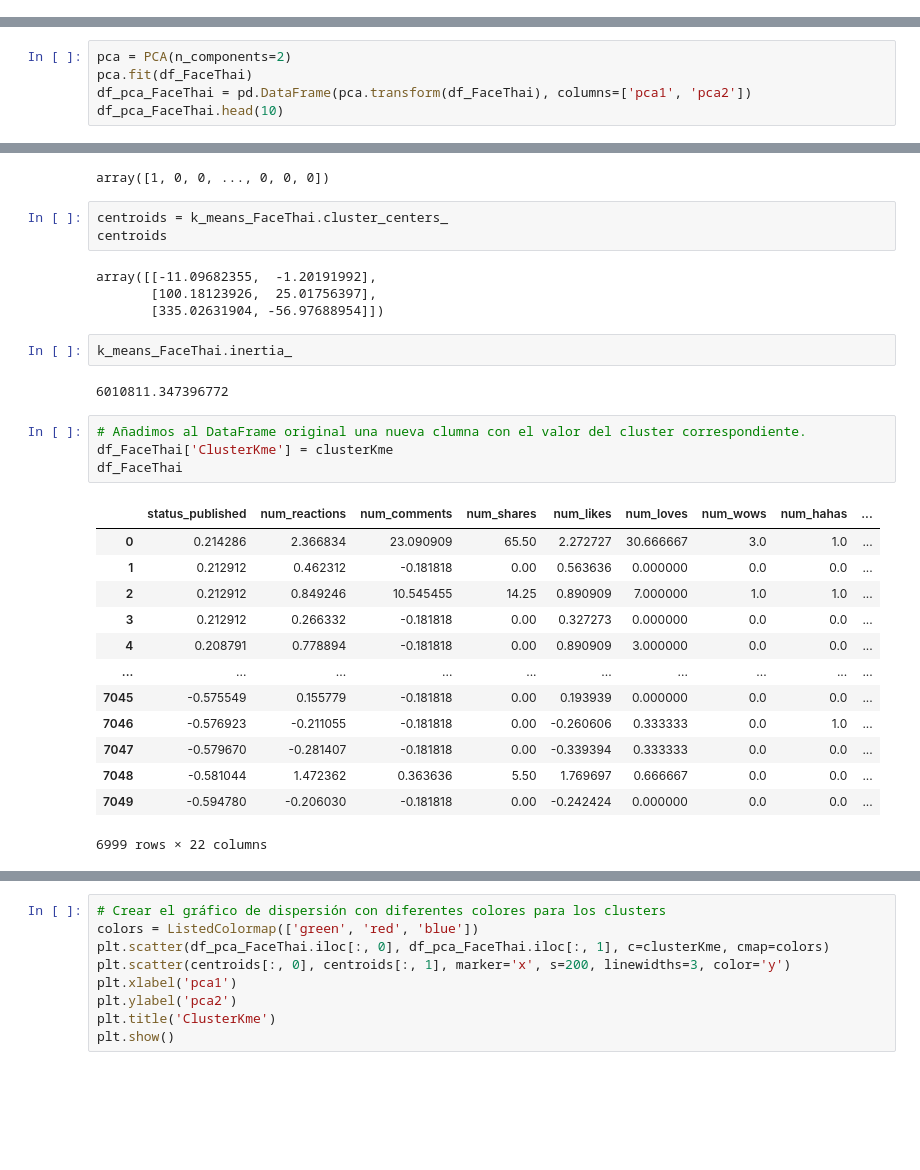
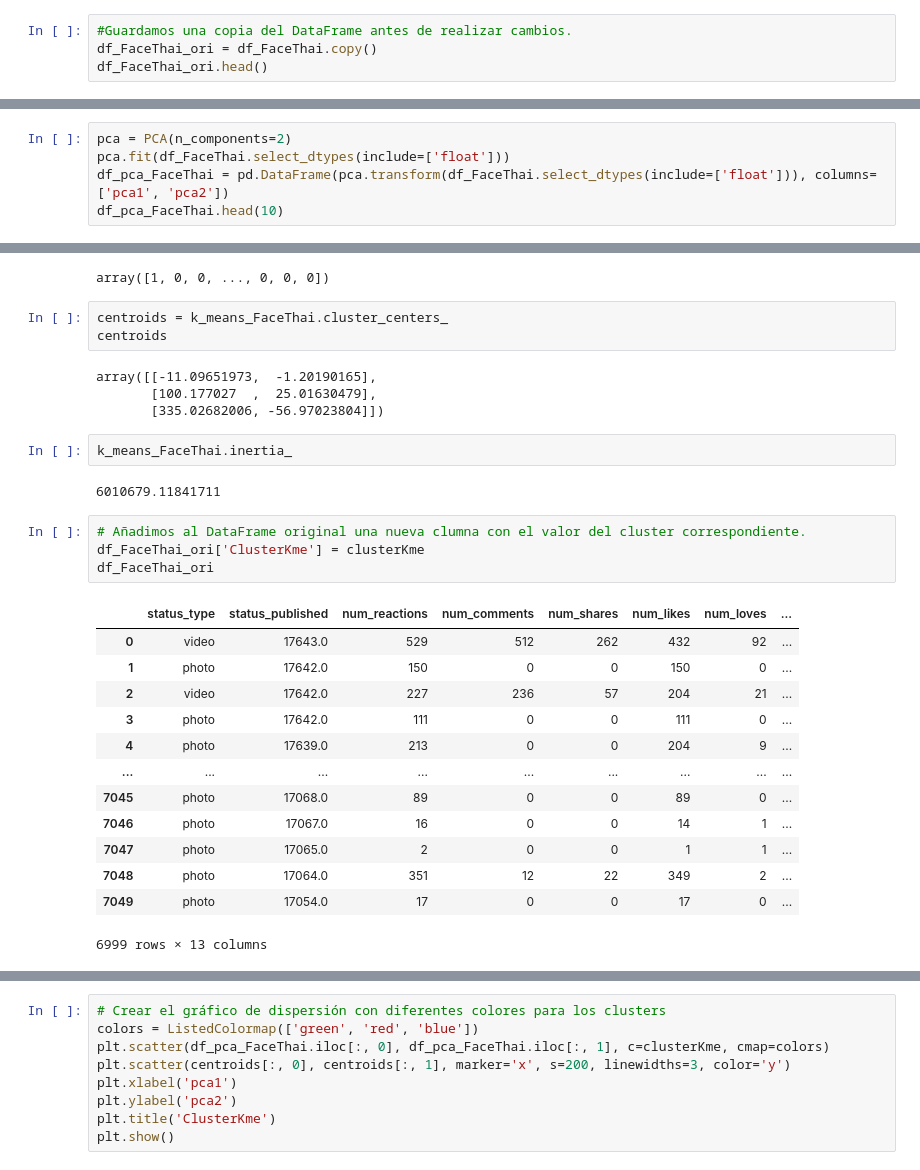
Before and after one commit to hbleda/ML_unsupervised, a Jupyter notebook: Tasca_M8_T01.ipynb, the cells around one changed output, grey strips where cells are left out. Drawn from its saved outputs; the diff is of its cells as text; blank space fills up the shorter version.

Commit message:
third commit. Se eliminan categóricas del análisis PCA y se relaciona resultados clusters con atributos originales

```diff
--- a/Tasca_M8_T01.ipynb
+++ b/Tasca_M8_T01.ipynb
@@ -283,3 +282,7 @@ df_FaceThai.head()
 | 2 | video | 17642.0 | 227 | 236 | 57 | 204 | 21 | ... |
 | 3 | photo | 17642.0 | 111 | 0 | 0 | 111 | 0 | ... |
 | 4 | photo | 17639.0 | 213 | 0 | 0 | 204 | 9 | ... |
+# %%
+#Guardamos una copia del DataFrame antes de realizar cambios.
+df_FaceThai_ori = df_FaceThai.copy()
+df_FaceThai_ori.head()
@@ -502,8 +513,8 @@ Esto implica que se están eligiendo suficientes componentes principales para re
 </div>
 # %%
 pca = PCA(n_components=2)
-pca.fit(df_FaceThai)
-df_pca_FaceThai = pd.DataFrame(pca.transform(df_FaceThai), columns=['pca1', 'pca2'])
+pca.fit(df_FaceThai.select_dtypes(include=['float']))
+df_pca_FaceThai = pd.DataFrame(pca.transform(df_FaceThai.select_dtypes(include=['float'])), columns=['pca1', 'pca2'])
 df_pca_FaceThai.head(10)
 # %% [output]
 |  | pca1 | pca2 |
@@ -575,29 +586,29 @@ array([1, 0, 0, ..., 0, 0, 0])
 centroids = k_means_FaceThai.cluster_centers_
 centroids
 # %% [output]
-array([[-11.09682355,  -1.20191992],
-       [100.18123926,  25.01756397],
-       [335.02631904, -56.97688954]])
+array([[-11.09651973,  -1.20190165],
+       [100.177027  ,  25.01630479],
+       [335.02682006, -56.97023804]])
 # %%
 k_means_FaceThai.inertia_
 # %% [output]
-6010811.347396772
+6010679.11841711
 # %%
 # Añadimos al DataFrame original una nueva clumna con el valor del cluster correspondiente.
-df_FaceThai['ClusterKme'] = clusterKme
-df_FaceThai
+df_FaceThai_ori['ClusterKme'] = clusterKme
+df_FaceThai_ori
 # %% [output]
-|  | status_published | num_reactions | num_comments | num_shares | num_likes | num_loves | num_wows | num_hahas | ... |
-| 0 | 0.214286 | 2.366834 | 23.090909 | 65.50 | 2.272727 | 30.666667 | 3.0 | 1.0 | ... |
-| 1 | 0.212912 | 0.462312 | -0.181818 | 0.00 | 0.563636 | 0.000000 | 0.0 | 0.0 | ... |
-| 2 | 0.212912 | 0.849246 | 10.545455 | 14.25 | 0.890909 | 7.000000 | 1.0 | 1.0 | ... |
-| 3 | 0.212912 | 0.266332 | -0.181818 | 0.00 | 0.327273 | 0.000000 | 0.0 | 0.0 | ... |
-| 4 | 0.208791 | 0.778894 | -0.181818 | 0.00 | 0.890909 | 3.000000 | 0.0 | 0.0 | ... |
-| ... | ... | ... | ... | ... | ... | ... | ... | ... | ... |
-| 7045 | -0.575549 | 0.155779 | -0.181818 | 0.00 | 0.193939 | 0.000000 | 0.0 | 0.0 | ... |
-| 7046 | -0.576923 | -0.211055 | -0.181818 | 0.00 | -0.260606 | 0.333333 | 0.0 | 1.0 | ... |
-| 7047 | -0.579670 | -0.281407 | -0.181818 | 0.00 | -0.339394 | 0.333333 | 0.0 | 0.0 | ... |
-| 7048 | -0.581044 | 1.472362 | 0.363636 | 5.50 | 1.769697 | 0.666667 | 0.0 | 0.0 | ... |
-| 7049 | -0.594780 | -0.206030 | -0.181818 | 0.00 | -0.242424 | 0.000000 | 0.0 | 0.0 | ... |
+|  | status_type | status_published | num_reactions | num_comments | num_shares | num_likes | num_loves | ... |
+| 0 | video | 17643.0 | 529 | 512 | 262 | 432 | 92 | ... |
+| 1 | photo | 17642.0 | 150 | 0 | 0 | 150 | 0 | ... |
+| 2 | video | 17642.0 | 227 | 236 | 57 | 204 | 21 | ... |
+| 3 | photo | 17642.0 | 111 | 0 | 0 | 111 | 0 | ... |
+| 4 | photo | 17639.0 | 213 | 0 | 0 | 204 | 9 | ... |
+| ... | ... | ... | ... | ... | ... | ... | ... | ... |
+| 7045 | photo | 17068.0 | 89 | 0 | 0 | 89 | 0 | ... |
+| 7046 | photo | 17067.0 | 16 | 0 | 0 | 14 | 1 | ... |
+| 7047 | photo | 17065.0 | 2 | 0 | 0 | 1 | 1 | ... |
+| 7048 | photo | 17064.0 | 351 | 12 | 22 | 349 | 2 | ... |
+| 7049 | photo | 17054.0 | 17 | 0 | 0 | 17 | 0 | ... |
-6999 rows × 22 columns
+6999 rows × 13 columns
 # %%
```
Also changed, not shown: parts of 19 cells of this notebook.
